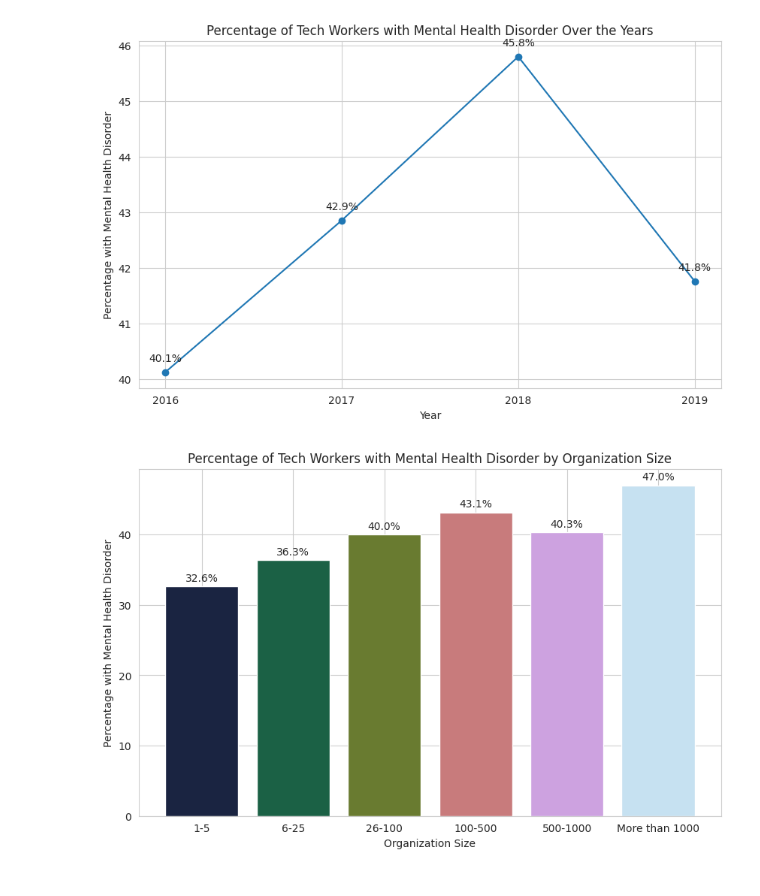
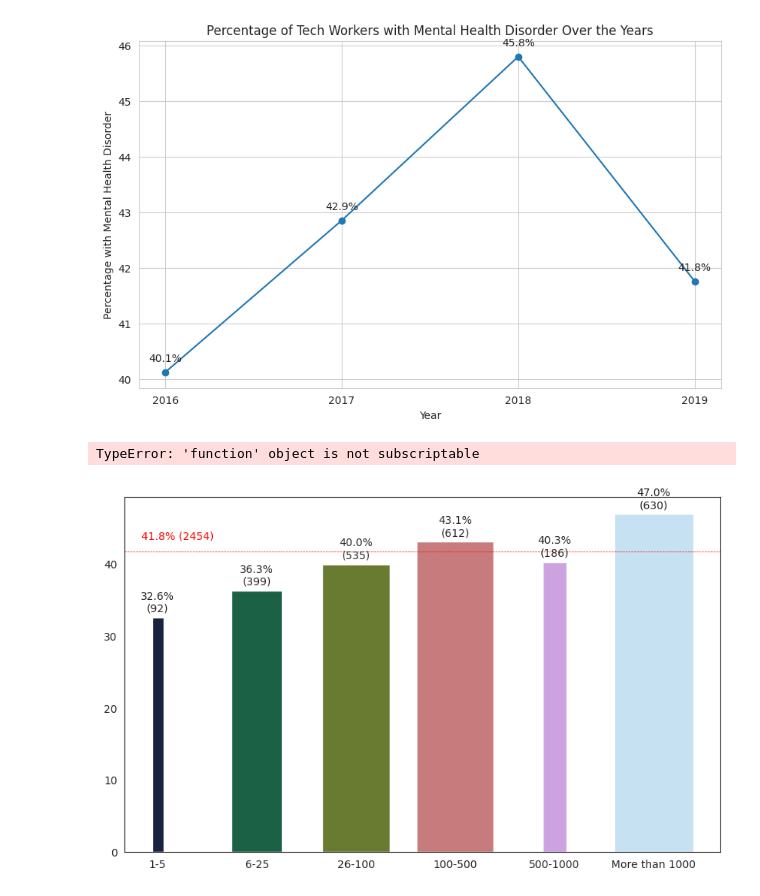
Before and after one commit to twpotts/team4project1, a Jupyter notebook: Merg_Team4Project1.ipynb, the cells around one changed output. Cells and saved outputs as stored; diff of their text form; code cells hidden in the pictures.

Commit message:
Updated
More charts

```diff
--- a/Merg_Team4Project1.ipynb
+++ b/Merg_Team4Project1.ipynb
@@ -54,7 +73,6 @@ Dataset URL: https://www.kaggle.com/datasets/osmihelp/osmi-mental-health-in-tech
 # %%
-# Upload CSV, mark the year, merge
+# Turn CSVs into dataframe, mark the year, merge
 
-csv_names = [file for file in os.listdir() if ".csv" in file and file != "data.csv"]
 dfs = []
 for csv_name in csv_names:
   filepath = os.path.join(os.getcwd(), csv_name)
@@ -128,7 +146,15 @@ for csv_name in csv_names:
       value = "not sure"
     df[column_name4].iloc[i] = value
 
-  column_names = [column_name1, column_name2, column_name3, column_name4, "Year"]
+  column_name5 = "What country do you live in?"
+  column_name5b = "What country do you <strong>live</strong> in?"
+  column_name5c = "What country do you *live* in?"
+  if column_name5b in df.columns:
+    df = df.rename(columns={column_name4b: column_name5})
+  if column_name5c in df.columns:
+    df = df.rename(columns={column_name5c: column_name5})
+
+  column_names = [column_name1, column_name2, column_name3, column_name4, column_name5, "Year"]
   data = df.to_dict("records")
   df = pd.DataFrame(data=data, columns=column_names)
 
@@ -232,6 +289,7 @@ plt.show()
 # %%
 import matplotlib.pyplot as plt
 
+# Get and sort the different org sizes
 org_sizes = df["How many employees does your company or organization have?"].unique()
 org_sizes = [item for item in org_sizes if isinstance(item, str)]
 def convert_size(size):
@@ -242,40 +300,58 @@ def convert_size(size):
         return (lower, upper, size)
 org_sizes = sorted(org_sizes, key=convert_size)
 
-# Calculate the percentage for each organization size
-percentages = []
+# Calculate the count and percentage for each organization size
+percentages, total_counts = [], []
 for size in org_sizes:
     size_data = df[df["How many employees does your company or organization have?"] == size]
     total_count = len(size_data)
+    total_counts.append(total_count)
     disorder_count = len(size_data[size_data["Do you currently have a mental health disorder?"] == "yes"])
     try:
       percentage = (disorder_count / total_count) * 100
     except ZeroDivisionError:
       percentage = 0
     percentages.append(percentage)
 
-# Create the bar chart
+# Create the bar chart, color it, and make widths reflect sample size
 plt.figure(figsize=(10, 6))
-bar_colors = sns.color_palette("cubehelix", n_colors=len(org_sizes))
-bars = plt.bar(org_sizes, percentages, color=bar_colors)
+bar_colors = sns.color_palette(palette="cubehelix", n_colors=len(org_sizes))
+bar_width = 0.8
+bar_widths = [bar_width * count / max(total_counts) for count in total_counts]
+bars = plt.bar(x=org_sizes, height=percentages, width=bar_widths, color=bar_colors)
 
-# Add data labels
-for bar in bars:
+# Plot overall average as red dash line
+total_disorder = len(df[df["Do you currently have a mental health disorder?"] == "yes"])
+pct_disorder = total_disorder / len(df) * 100
+plt.axhline(y=pct_disorder, color='r', linestyle='--', linewidth=0.5)
+x_min, x_max = plt.xlim()
+x_pos = x_max - (x_max - x_min) * 0.85
+y_pos = pct_disorder * 1.05
+line_text = f"{round(pct_disorder,1)}% ({sum(total_counts)})"
+plt.text(x=x_pos, y=y_pos, s=line_text, color='r', ha='right', va='center')
+
+# Add data labels to top of bars
+for i in range(len(bars)):
+    bar = bars[i]
     height = bar.get_height()
     plt.annotate(
-        f"{height:.1f}%",
+        text=f"{round(height,1)}%\n({total_counts[i]})",
         xy = (bar.get_x() + bar.get_width() / 2, height),
         xytext=(0, 3),
         textcoords="offset points",
         ha='center',
         va='bottom'
     )
 
+# Add titles and style
+plt.yticks[range(0, 60, 10)]
 plt.xlabel("Organization Size")
 plt.ylabel("Percentage with Mental Health Disorder")
 plt.title("Percentage of Tech Workers with Mental Health Disorder by Organization Size")
+sns.set_style("whitegrid")
 
-sns.set_style("whitegrid")
+# Show it
 plt.show()
 # %% [output]
+TypeError: 'function' object is not subscriptable
-[figure, old version]
+[figure, new version]
```
Also changed, not shown: parts of 8 cells of this notebook.
